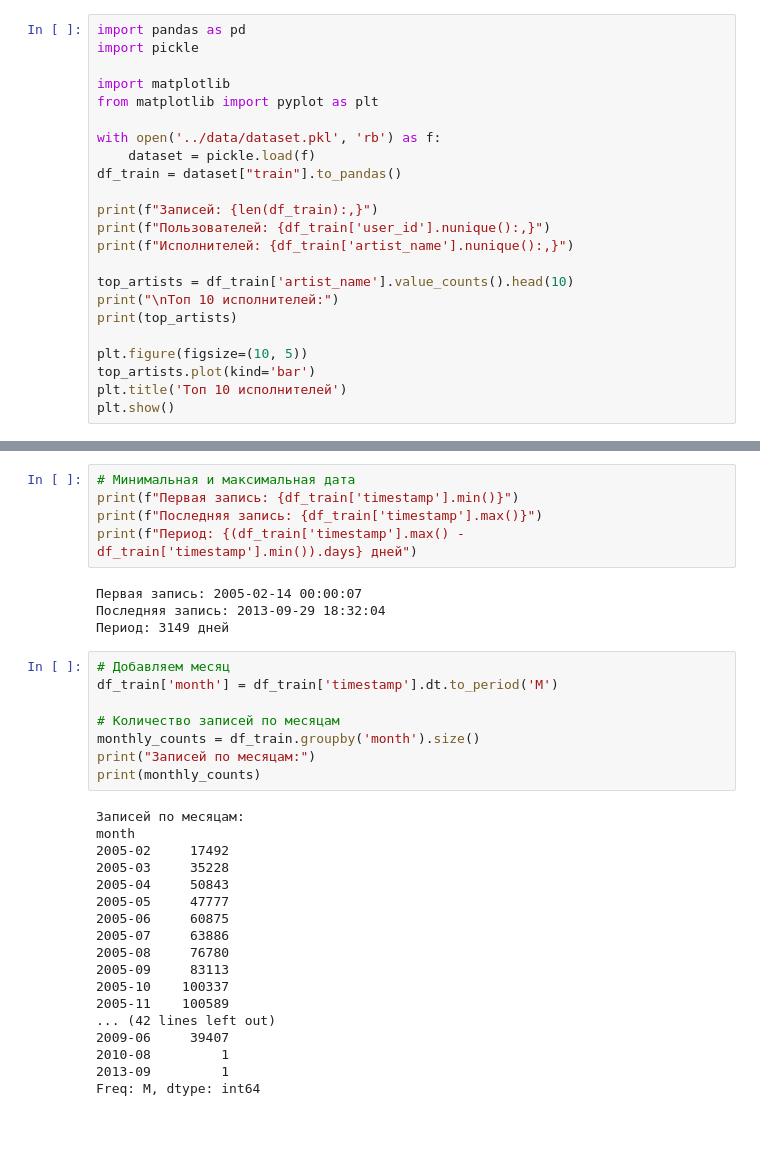
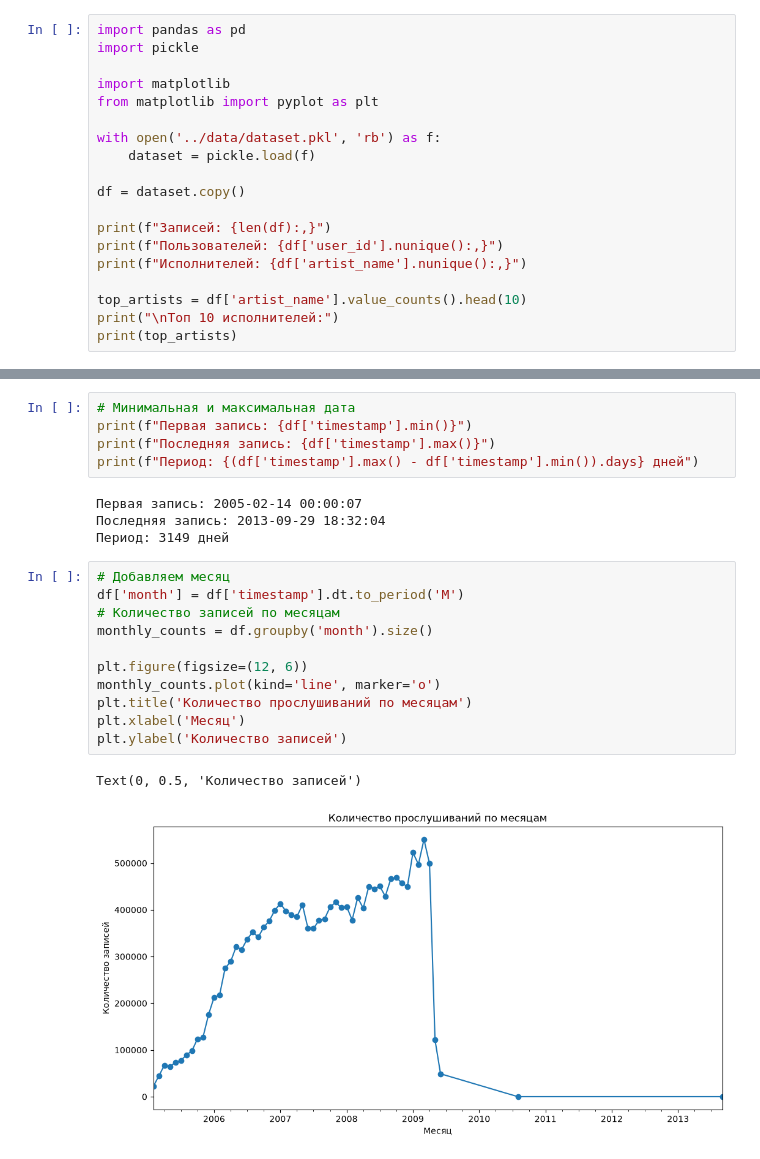
Before and after one commit to snez17/recsys-lastfm, a Jupyter notebook: notebooks/01_eda.ipynb, the cells around one changed output, grey strips where cells are left out. Drawn from its saved outputs; the diff is of its cells as text; blank space fills up the shorter version.

```diff
--- a/notebooks/01_eda.ipynb
+++ b/notebooks/01_eda.ipynb
@@ -7,18 +7,14 @@ from matplotlib import pyplot as plt
 
 with open('../data/dataset.pkl', 'rb') as f:
     dataset = pickle.load(f)
-df_train = dataset["train"].to_pandas()
 
-print(f"Записей: {len(df_train):,}")
-print(f"Пользователей: {df_train['user_id'].nunique():,}")
-print(f"Исполнителей: {df_train['artist_name'].nunique():,}")
+df = dataset.copy()
 
-top_artists = df_train['artist_name'].value_counts().head(10)
+print(f"Записей: {len(df):,}")
+print(f"Пользователей: {df['user_id'].nunique():,}")
+print(f"Исполнителей: {df['artist_name'].nunique():,}")
+
+top_artists = df['artist_name'].value_counts().head(10)
 print("\nТоп 10 исполнителей:")
 print(top_artists)
-
-plt.figure(figsize=(10, 5))
-top_artists.plot(kind='bar')
-plt.title('Топ 10 исполнителей')
-plt.show()
 # %% [output]
@@ -43,35 +91,23 @@ Name: count, dtype: int64
 # %%
 # Минимальная и максимальная дата
-print(f"Первая запись: {df_train['timestamp'].min()}")
-print(f"Последняя запись: {df_train['timestamp'].max()}")
-print(f"Период: {(df_train['timestamp'].max() - df_train['timestamp'].min()).days} дней")
+print(f"Первая запись: {df['timestamp'].min()}")
+print(f"Последняя запись: {df['timestamp'].max()}")
+print(f"Период: {(df['timestamp'].max() - df['timestamp'].min()).days} дней")
 # %% [output]
 Первая запись: 2005-02-14 00:00:07
 Последняя запись: 2013-09-29 18:32:04
 Период: 3149 дней
 # %%
 # Добавляем месяц
-df_train['month'] = df_train['timestamp'].dt.to_period('M')
+df['month'] = df['timestamp'].dt.to_period('M')
+# Количество записей по месяцам
+monthly_counts = df.groupby('month').size()
 
-# Количество записей по месяцам
-monthly_counts = df_train.groupby('month').size()
-print("Записей по месяцам:")
-print(monthly_counts)
+plt.figure(figsize=(12, 6))
+monthly_counts.plot(kind='line', marker='o')
+plt.title('Количество прослушиваний по месяцам')
+plt.xlabel('Месяц')
+plt.ylabel('Количество записей')
 # %% [output]
-Записей по месяцам:
-month
-2005-02     17492
-2005-03     35228
-2005-04     50843
-2005-05     47777
-2005-06     60875
-2005-07     63886
-2005-08     76780
-2005-09     83113
-2005-10    100337
-2005-11    100589
-... (42 lines left out)
-2009-06     39407
-2010-08         1
-2013-09         1
-Freq: M, dtype: int64
+Text(0, 0.5, 'Количество записей')
+[figure, added]
```
Also changed, not shown: parts of 18 cells of this notebook, 21 other files.
